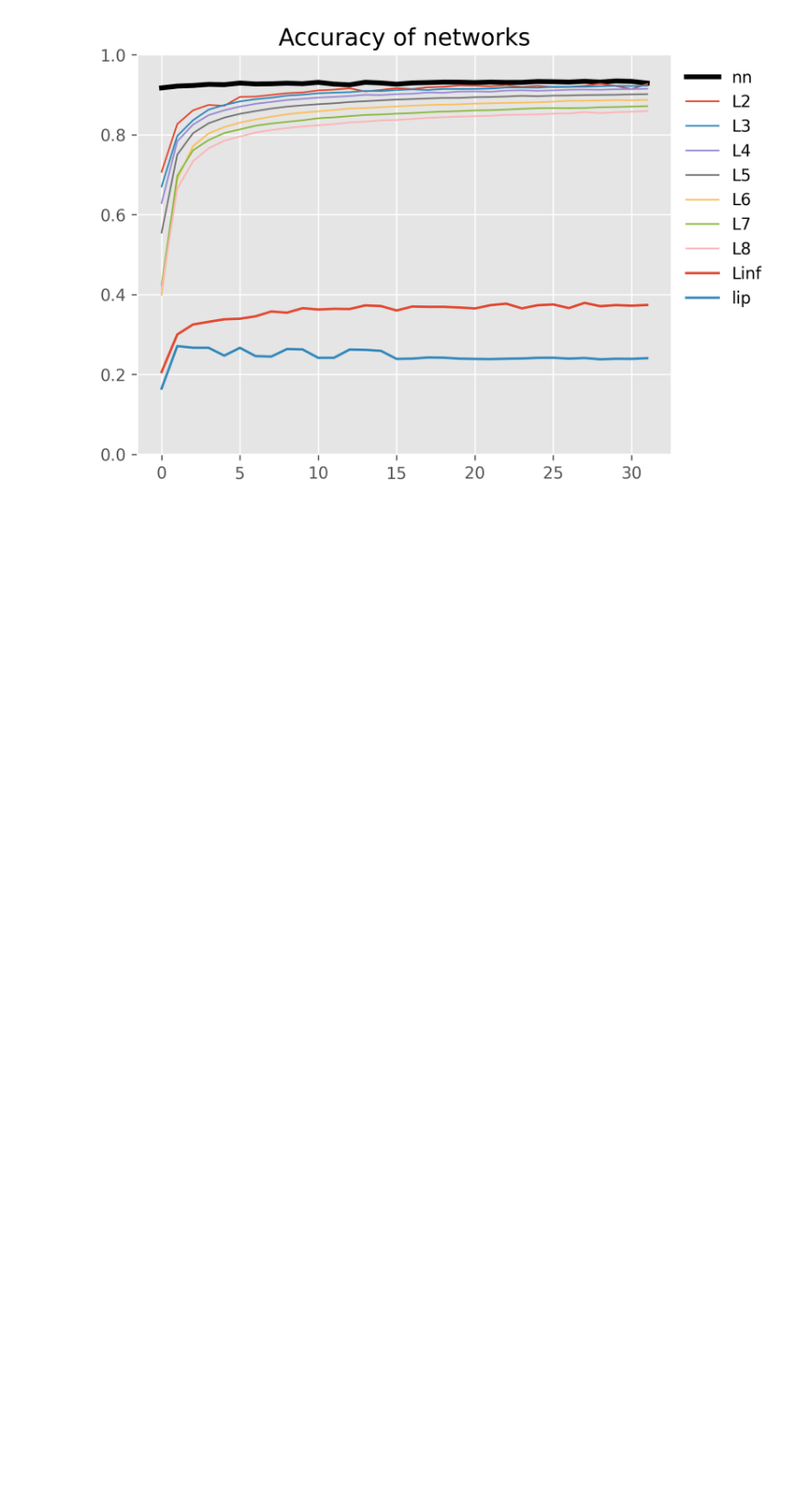
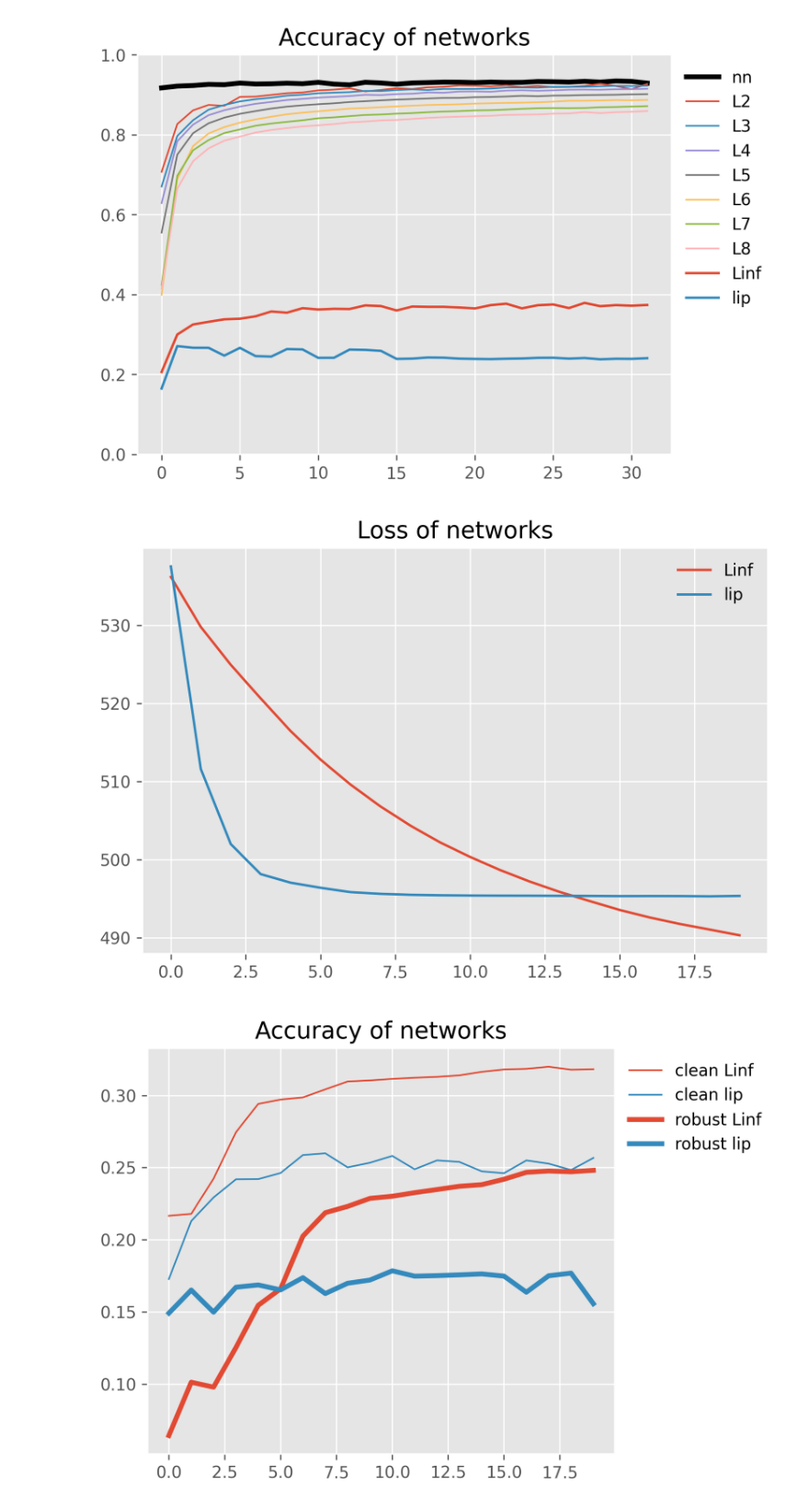
Before and after one commit to mrlazy1708/mltp, a Jupyter notebook: plot.ipynb, the cells around one changed output. Shown at 92% size. Saved outputs shown, nothing was run; the diff lists cells and outputs as text; code cells hidden in the pictures; blank space fills up the shorter version.

Commit message:
Finish robustness experiments

```diff
--- a/plot.ipynb
+++ b/plot.ipynb
@@ -73,3 +73,33 @@ fig.tight_layout(), ax.set_title("Accuracy of networks"), plt.show();
 # %% [output]
 [figure]
 [figure]
+# %%
+import numpy as np
+import matplotlib.pyplot as plt
+
+plt.style.use("ggplot")
+def plot(ax, data_dict, name, **args):
+    for label, data in data_dict.items():
+        ax.plot(range(20), data, label=name+label, **args)
+
+# ----------------------------------- LOSS ----------------------------------- #
+fig, ax = plt.subplots(figsize=(6, 4), dpi=300)
+
+from output.robust import loss
+plot(ax, loss, "")
+ax.legend(bbox_to_anchor=(1, 1), framealpha=0)
+fig.tight_layout(), ax.set_title("Loss of networks"), plt.show();
+
+# --------------------------------- ACCURACY --------------------------------- #
+fig, ax = plt.subplots(figsize=(6, 4), dpi=300)
+
+from output.robust import accuracy, certify
+plt.gca().set_prop_cycle(None)
+plot(ax, accuracy, "clean ", linewidth=1)
+plt.gca().set_prop_cycle(None)
+plot(ax, certify, "robust ", linewidth=3)
+ax.legend(bbox_to_anchor=(1, 1), framealpha=0)
+fig.tight_layout(), ax.set_title("Accuracy of networks"), plt.show();
+# %% [output]
+[figure, added]
+[figure, added]
```
Also changed, not shown: 7 other files.
